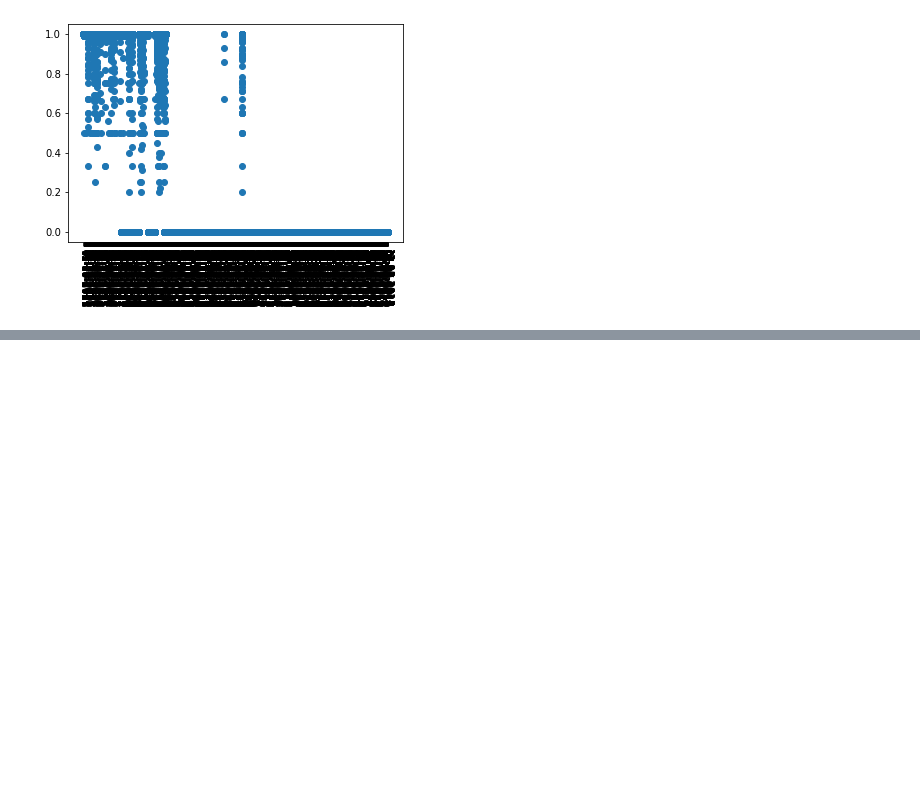
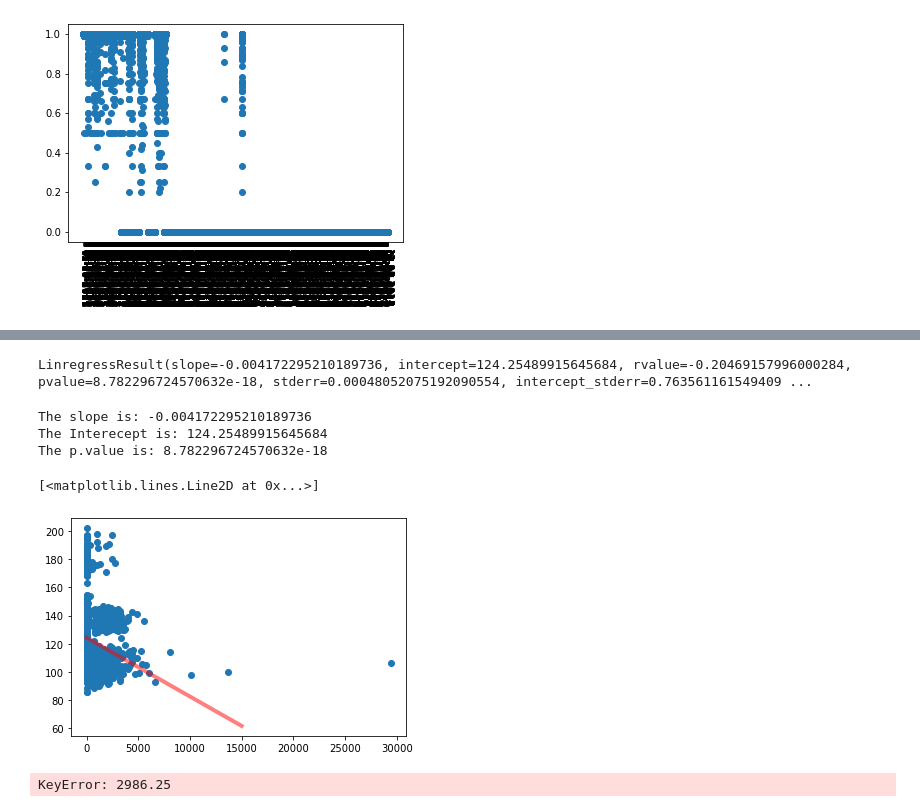
Before and after one commit to keekss/disney-reddit, a Jupyter notebook: PMAW Scratch.ipynb, the cells around one changed output, grey strips where cells are left out. Saved outputs shown, nothing was run; the diff lists cells and outputs as text; code cells hidden in the pictures; blank space fills up the shorter version.

```diff
--- a/PMAW Scratch.ipynb
+++ b/PMAW Scratch.ipynb
@@ -597,0 +589,37 @@ len(y)
+# %%
+from scipy.stats import linregress
+
+
+linreg = linregress(weekday_df['score'], yfinance['Close'])
+linreg
+# %% [output]
+LinregressResult(slope=-0.004172295210189736, intercept=124.25489915645684, rvalue=-0.20469157996000284, pvalue=8.782296724570632e-18, stderr=0.00048052075192090554, intercept_stderr=0.763561161549409 ...
+# %%
+print(f"The slope is: {linreg.slope}")
+
+print(f"The Interecept is: {linreg.intercept}")
+
+print(f"The p.value is: {linreg.pvalue}")
+# %% [output]
+The slope is: -0.004172295210189736
+The Interecept is: 124.25489915645684
+The p.value is: 8.782296724570632e-18
+# %%
+# plt.figure(figsize=(14,8))
+
+x_axis = x_axis = range(0, 15000)
+y_line = linreg.intercept + linreg.slope * x_axis
+
+plt.scatter(X, y)
+
+plt.plot(x_axis, y_line, color='red', linewidth=4, alpha=0.5)
+# %% [output]
+[<matplotlib.lines.Line2D at 0x...>]
+[figure, added]
+# %%
+k = weekday_df['score']
+outliers = k.quantile(0.95)
+
+k[outliers].plot.get_figure()
+# %% [output]
+KeyError: 2986.25
```
Also changed, not shown: parts of 21 cells of this notebook.
